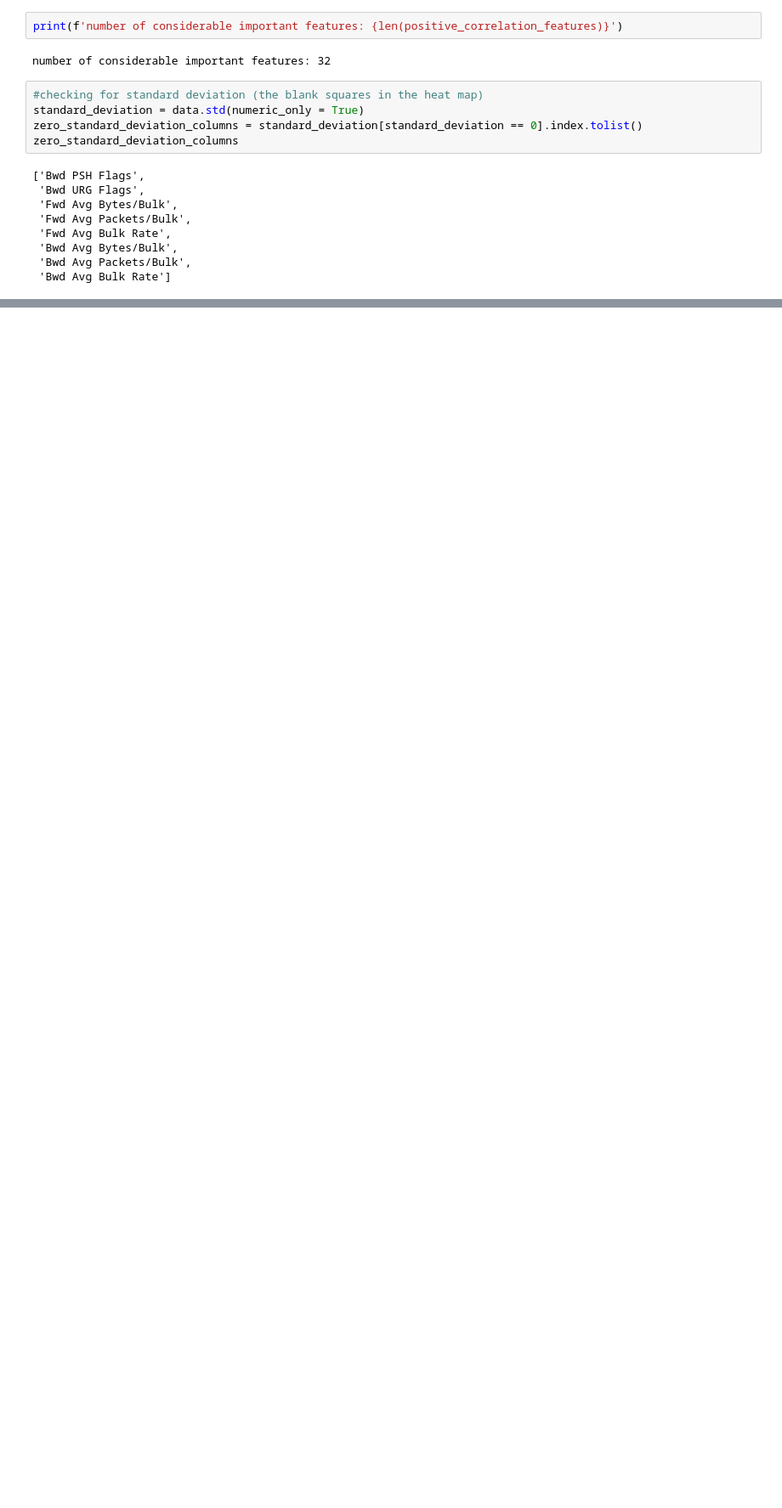
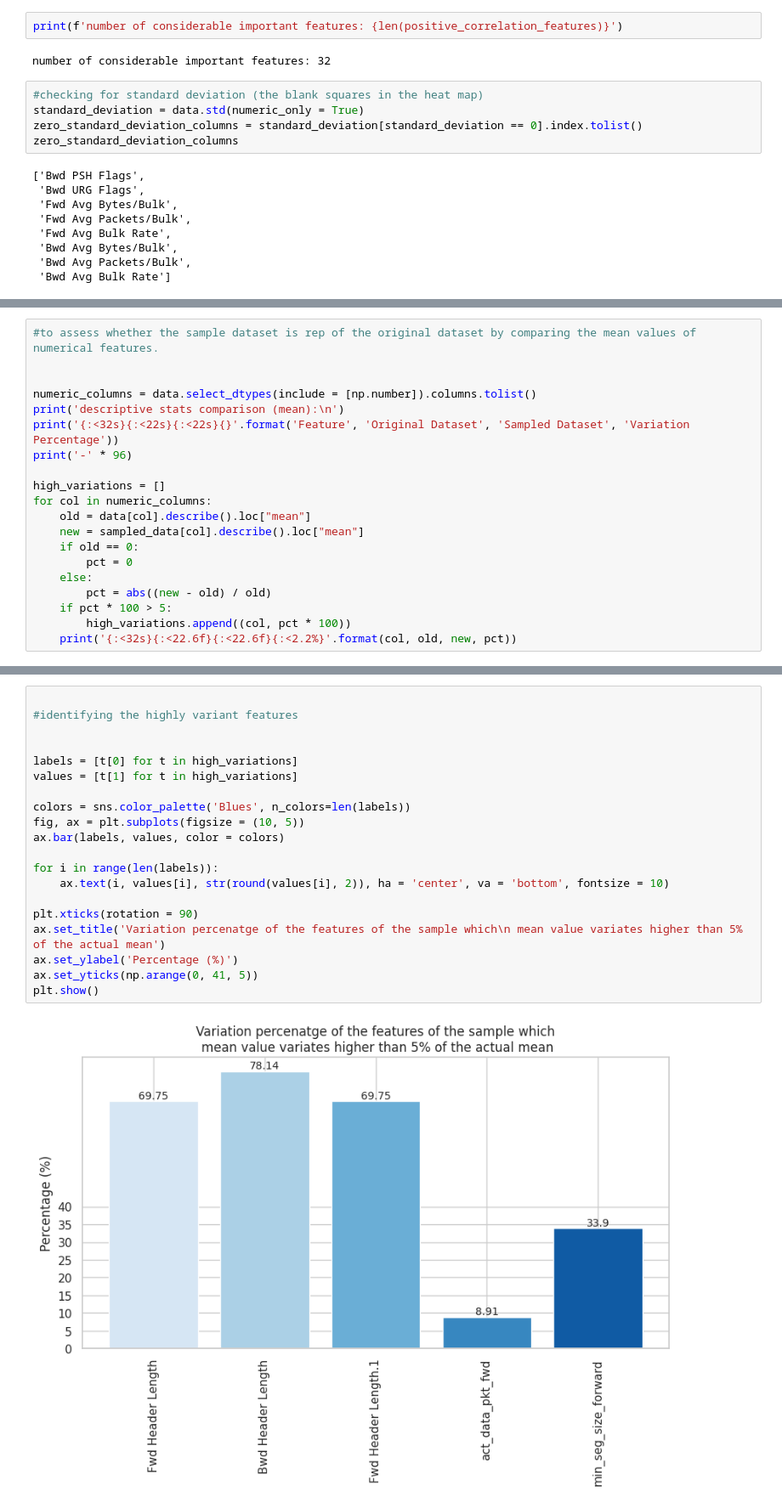
Before and after one commit to Itzswika/Intrusion-detection-2, a Jupyter notebook: IDS.ipynb, the cells around one changed output, grey strips where cells are left out. Shown at 85% size. Saved outputs shown, nothing was run; the diff lists cells and outputs as text; blank space fills up the shorter version.

```diff
--- a/IDS.ipynb
+++ b/IDS.ipynb
@@ -398,0 +411,20 @@ sampled_data.shape
+# %%
+#to assess whether the sample dataset is rep of the original dataset by comparing the mean values of numerical features.
+
+
+numeric_columns = data.select_dtypes(include = [np.number]).columns.tolist()
+print('descriptive stats comparison (mean):\n')
+print('{:<32s}{:<22s}{:<22s}{}'.format('Feature', 'Original Dataset', 'Sampled Dataset', 'Variation Percentage'))
+print('-' * 96)
+
+high_variations = []
+for col in numeric_columns:
+    old = data[col].describe().loc["mean"]
+    new = sampled_data[col].describe().loc["mean"]
+    if old == 0:
+        pct = 0
+    else:
+        pct = abs((new - old) / old)
+    if pct * 100 > 5:
+        high_variations.append((col, pct * 100))
+    print('{:<32s}{:<22.6f}{:<22.6f}{:<2.2%}'.format(col, old, new, pct))
@@ -398,0 +449,22 @@ sampled_data.shape
+# %%
+
+#identifying the highly variant features
+
+
+labels = [t[0] for t in high_variations]
+values = [t[1] for t in high_variations]
+
+colors = sns.color_palette('Blues', n_colors=len(labels))
+fig, ax = plt.subplots(figsize = (10, 5))
+ax.bar(labels, values, color = colors)
+
+for i in range(len(labels)):
+    ax.text(i, values[i], str(round(values[i], 2)), ha = 'center', va = 'bottom', fontsize = 10)
+
+plt.xticks(rotation = 90)
+ax.set_title('Variation percenatge of the features of the sample which\n mean value variates higher than 5% of the actual mean')
+ax.set_ylabel('Percentage (%)')
+ax.set_yticks(np.arange(0, 41, 5))
+plt.show()
+# %% [output]
+[figure, added]
```
Also changed, not shown: parts of 12 cells of this notebook.
